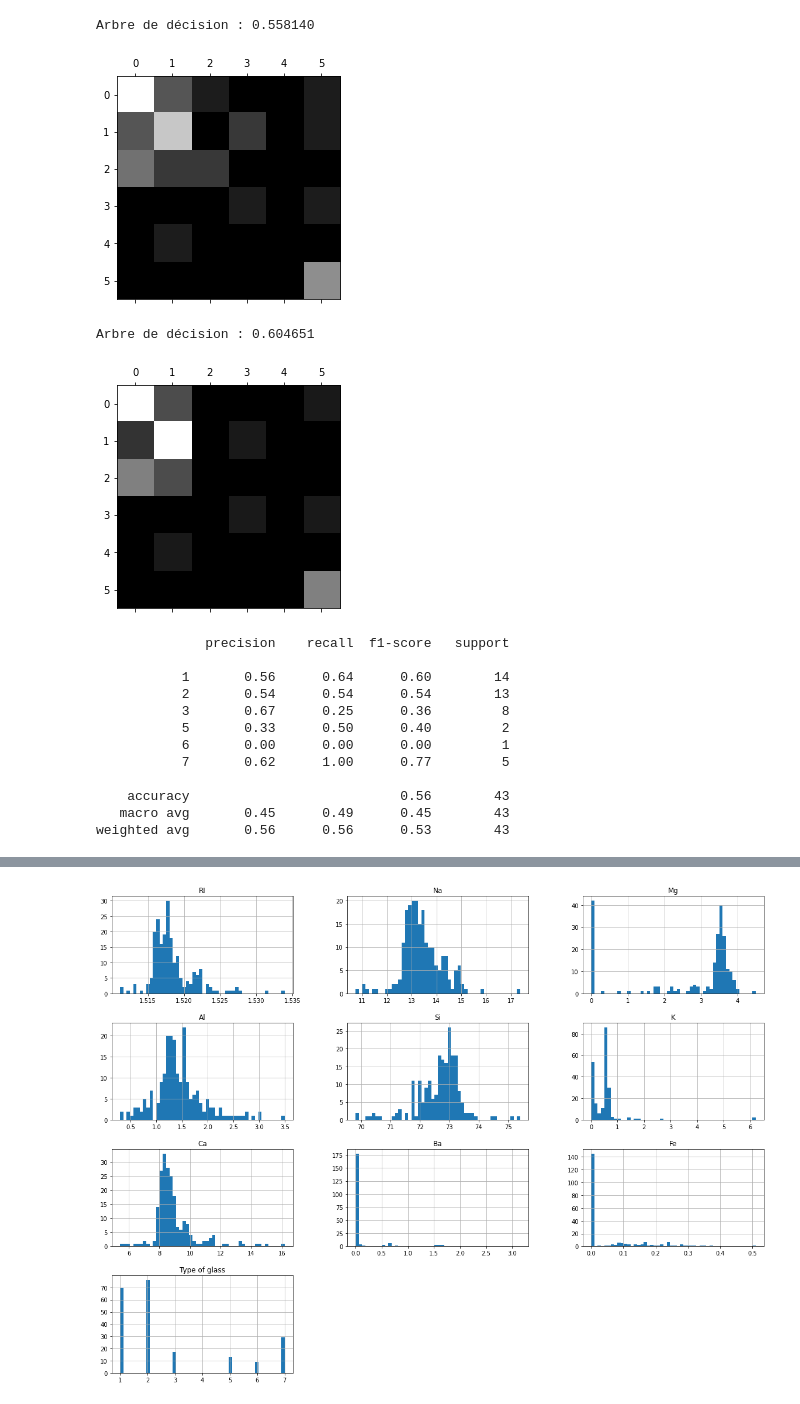
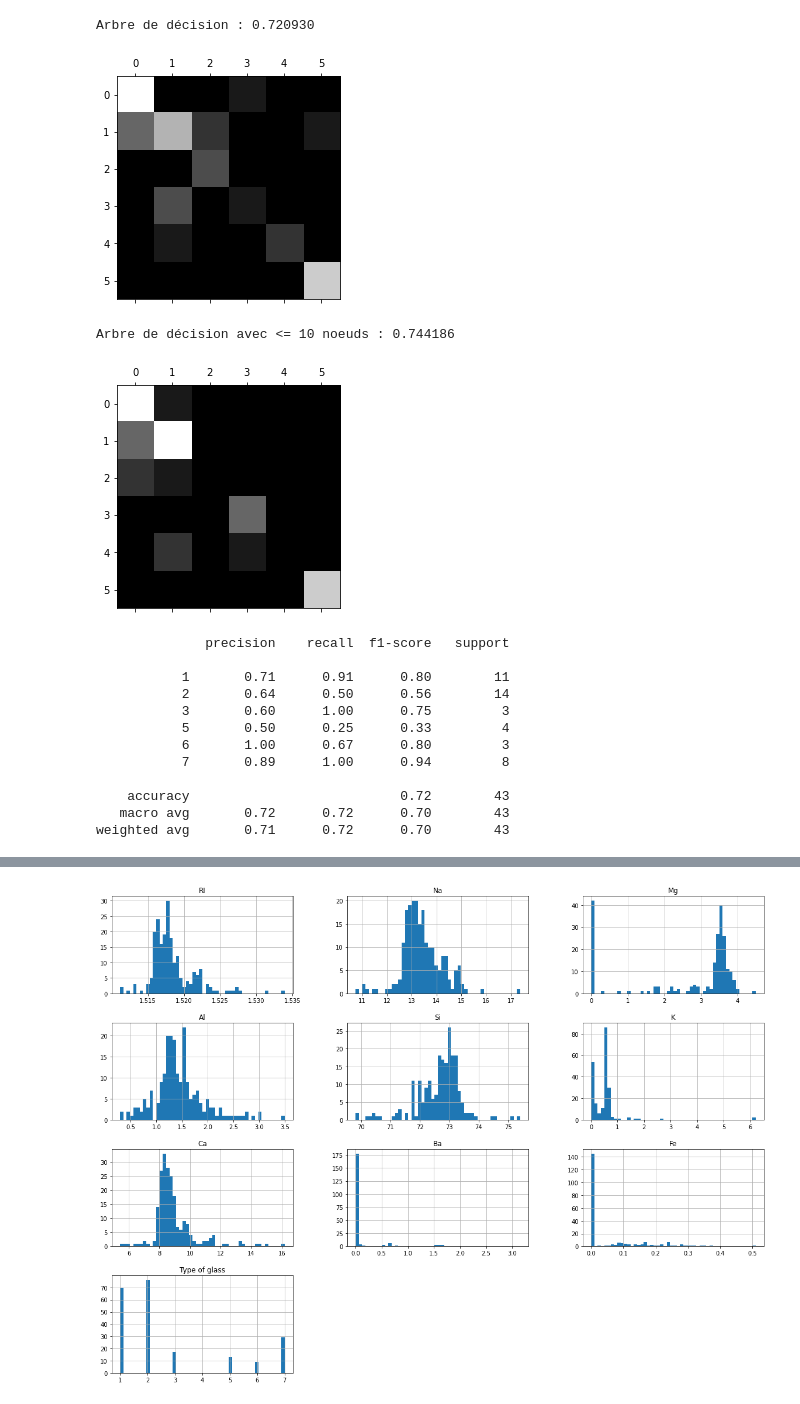
Before and after one commit to RaphaelJ-S/inf5081-tp1, a Jupyter notebook: app/app.ipynb, the cells around one changed output, grey strips where cells are left out. Drawn from its saved outputs; the diff is of its cells as text; code cells hidden in the pictures.

Commit message:
modification du problème d'élagage de l'arbre de décision. Réparation de la réprésentation de la courbe ROC pour l'arbre de décision

```diff
--- a/app/app.ipynb
+++ b/app/app.ipynb
@@ -22,8 +22,8 @@ def load_data(file):
             data.append(line.strip("\n").split(","))
     return data
 
-def decision_tree(data, classLabel, noeud=None):
-    arbre = tree.DecisionTreeClassifier(max_leaf_nodes=noeud)
+def decision_tree(data, classLabel):
+    arbre = tree.DecisionTreeClassifier(random_state=42)
     return arbre.fit(data, classLabel)
 # %%
 data = Data(load_data("glass.data"))
@@ -65,32 +65,39 @@ data = Data(load_data("glass.data"))
 # %%
 # Arbre de décision et prédiction
 
-train_features, test_features, train_label, test_label= data.splitNormalizedData(0.2)
+train_features, test_features, train_label, test_label= data.splitData(0.2)
 arbre = decision_tree(train_features, train_label)
+
 prediction = arbre.predict(test_features)
 
 print("Arbre de décision : %f " % accuracy_score(test_label, prediction))
 
+
 conf_mx = confusion_matrix(test_label, prediction)
 plt.matshow(conf_mx, cmap=plt.cm.gray)
 plt.show()
 # %% [output]
-Arbre de décision : 0.558140
+Arbre de décision : 0.720930
-[figure, old version]
+[figure, new version]
 # %%
 # Arbre de décision avec 10 noeuds et prédiction
+path = arbre.cost_complexity_pruning_path(train_features, train_label)
+arbre_ccp_alphas, arbre_impurities = path.ccp_alphas, path.impurities
 
-arbre_noeud = decision_tree(train_features, train_label, 10)
-prediction_noeud = arbre_noeud.predict(test_features)
+clf = tree.DecisionTreeClassifier(random_state=42, ccp_alpha=arbre_ccp_alphas[30])
+clf.fit(train_features, train_label)
 
-print("Arbre de décision : %f " % accuracy_score(test_label, prediction_noeud))
+arbre_noeuds_prediction = clf.predict(test_features)
 
-conf_mx_noeud = confusion_matrix(test_label, prediction_noeud)
-plt.matshow(conf_mx_noeud, cmap=plt.cm.gray)
+print("Arbre de décision avec <= 10 noeuds : %f " % accuracy_score(test_label, arbre_noeuds_prediction))
+
+
+conf_mx = confusion_matrix(test_label, arbre_noeuds_prediction)
+plt.matshow(conf_mx, cmap=plt.cm.gray)
 plt.show()
 # %% [output]
-Arbre de décision : 0.604651
+Arbre de décision avec <= 10 noeuds : 0.744186
-[figure, old version]
+[figure, new version]
 # %%
 names_int = pd.unique(data.data_frame["Type of glass"])
 target_names = []
@@ -100,16 +107,16 @@ print(classification_report(test_label, prediction, target_names = target_names,
 # %% [output]
               precision    recall  f1-score   support
 
-           1       0.56      0.64      0.60        14
-           2       0.54      0.54      0.54        13
-           3       0.67      0.25      0.36         8
-           5       0.33      0.50      0.40         2
-           6       0.00      0.00      0.00         1
-           7       0.62      1.00      0.77         5
+           1       0.71      0.91      0.80        11
+           2       0.64      0.50      0.56        14
+           3       0.60      1.00      0.75         3
+           5       0.50      0.25      0.33         4
+           6       1.00      0.67      0.80         3
+           7       0.89      1.00      0.94         8
 
-    accuracy                           0.56        43
-   macro avg       0.45      0.49      0.45        43
-weighted avg       0.56      0.56      0.53        43
+    accuracy                           0.72        43
+   macro avg       0.72      0.72      0.70        43
+weighted avg       0.71      0.72      0.70        43
 # %%
 # Test des attributs
 
```
Also changed, not shown: parts of 7 cells of this notebook, 1 other file.
